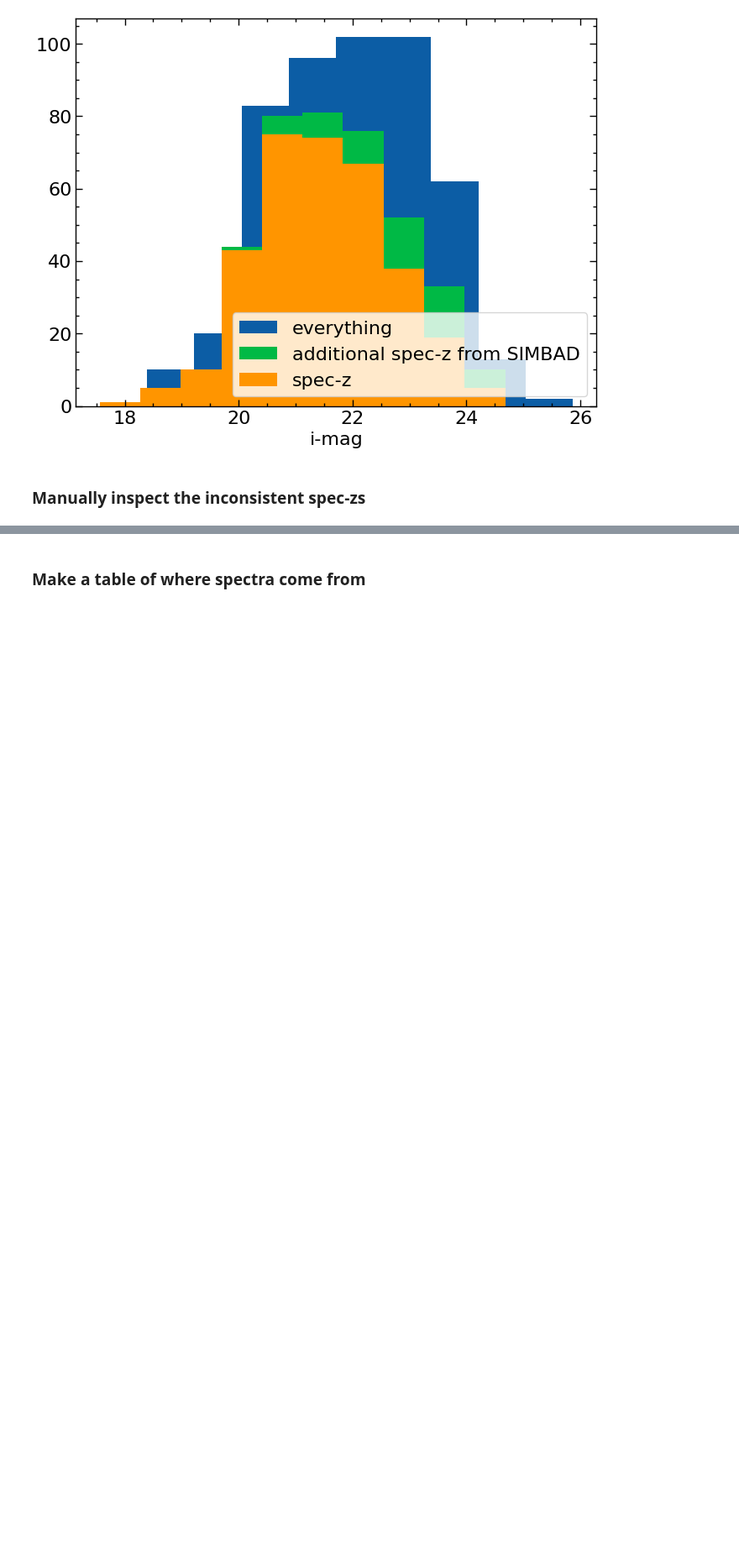
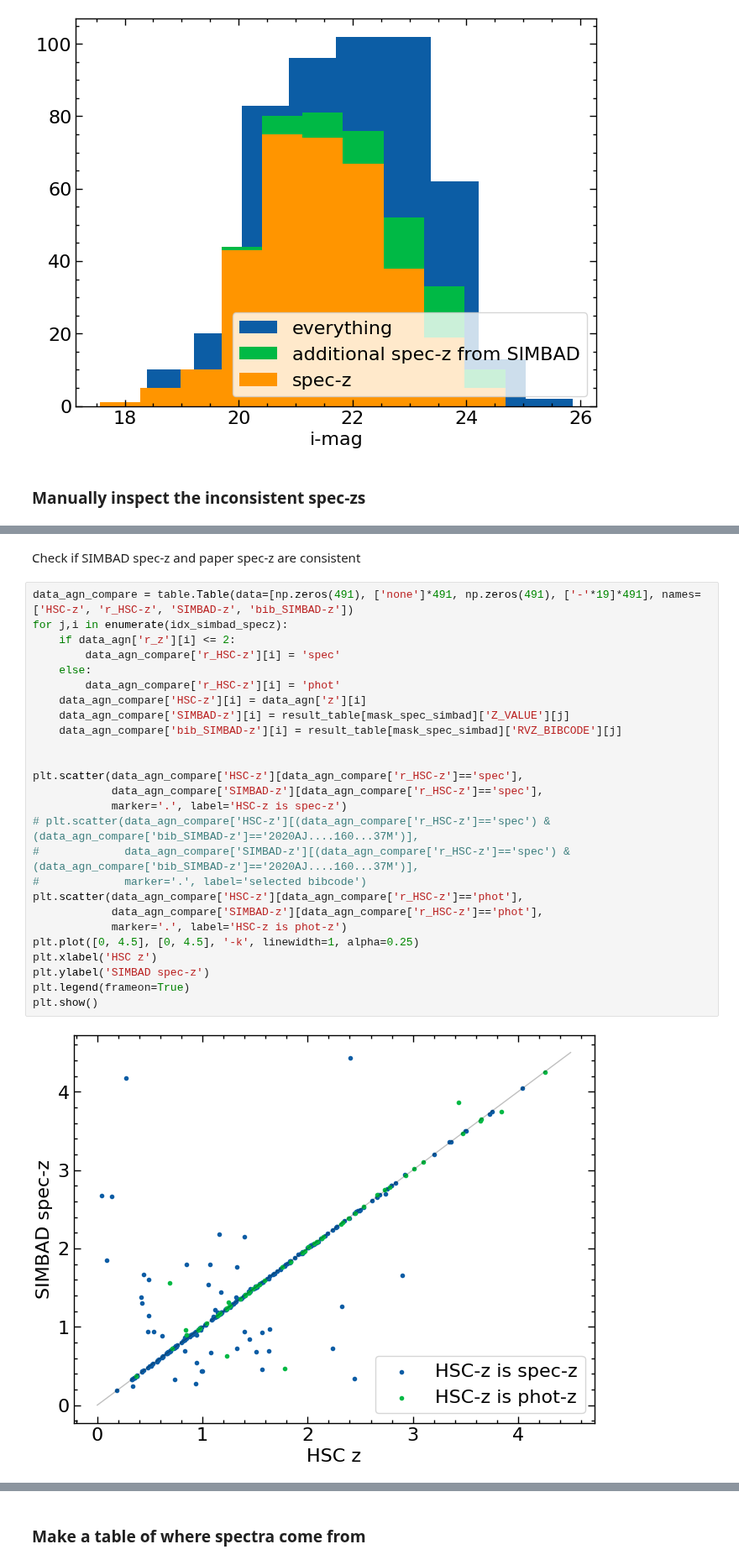
Before and after one commit to Chisen-Lupus/dwarf_agn_cosmos, a Jupyter notebook: hsc-ssp_specz.ipynb, the cells around one changed output, grey strips where cells are left out. Shown at 84% size. Drawn from its saved outputs; the diff is of its cells as text; blank space fills up the shorter version.

```diff
--- a/hsc-ssp_specz.ipynb
+++ b/hsc-ssp_specz.ipynb
@@ -215,0 +212,30 @@ plt.legend(frameon=True)
+# %% [markdown]
+Check if SIMBAD spec-z and paper spec-z are consistent
+# %%
+data_agn_compare = table.Table(data=[np.zeros(491), ['none']*491, np.zeros(491), ['-'*19]*491], names=['HSC-z', 'r_HSC-z', 'SIMBAD-z', 'bib_SIMBAD-z'])
+for j,i in enumerate(idx_simbad_specz):
+    if data_agn['r_z'][i] <= 2:
+        data_agn_compare['r_HSC-z'][i] = 'spec'
+    else:
+        data_agn_compare['r_HSC-z'][i] = 'phot'
+    data_agn_compare['HSC-z'][i] = data_agn['z'][i]
+    data_agn_compare['SIMBAD-z'][i] = result_table[mask_spec_simbad]['Z_VALUE'][j]
+    data_agn_compare['bib_SIMBAD-z'][i] = result_table[mask_spec_simbad]['RVZ_BIBCODE'][j]
+
+
+plt.scatter(data_agn_compare['HSC-z'][data_agn_compare['r_HSC-z']=='spec'],
+            data_agn_compare['SIMBAD-z'][data_agn_compare['r_HSC-z']=='spec'],
+            marker='.', label='HSC-z is spec-z')
+# plt.scatter(data_agn_compare['HSC-z'][(data_agn_compare['r_HSC-z']=='spec') & (data_agn_compare['bib_SIMBAD-z']=='2020AJ....160...37M')],
+#             data_agn_compare['SIMBAD-z'][(data_agn_compare['r_HSC-z']=='spec') & (data_agn_compare['bib_SIMBAD-z']=='2020AJ....160...37M')],
+#             marker='.', label='selected bibcode')
+plt.scatter(data_agn_compare['HSC-z'][data_agn_compare['r_HSC-z']=='phot'],
+            data_agn_compare['SIMBAD-z'][data_agn_compare['r_HSC-z']=='phot'],
+            marker='.', label='HSC-z is phot-z')
+plt.plot([0, 4.5], [0, 4.5], '-k', linewidth=1, alpha=0.25)
+plt.xlabel('HSC z')
+plt.ylabel('SIMBAD spec-z')
+plt.legend(frameon=True)
+plt.show()
+# %% [output]
+[figure, added]
```
Also changed, not shown: parts of 6 cells of this notebook, 1 other file.
